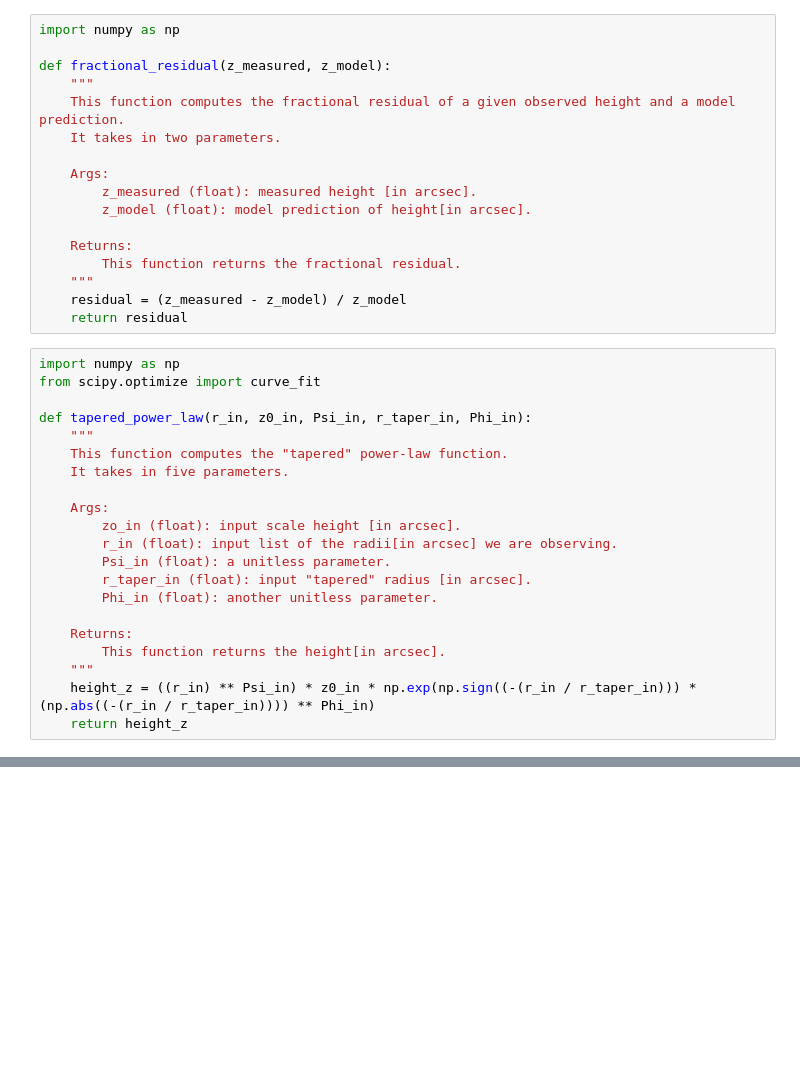
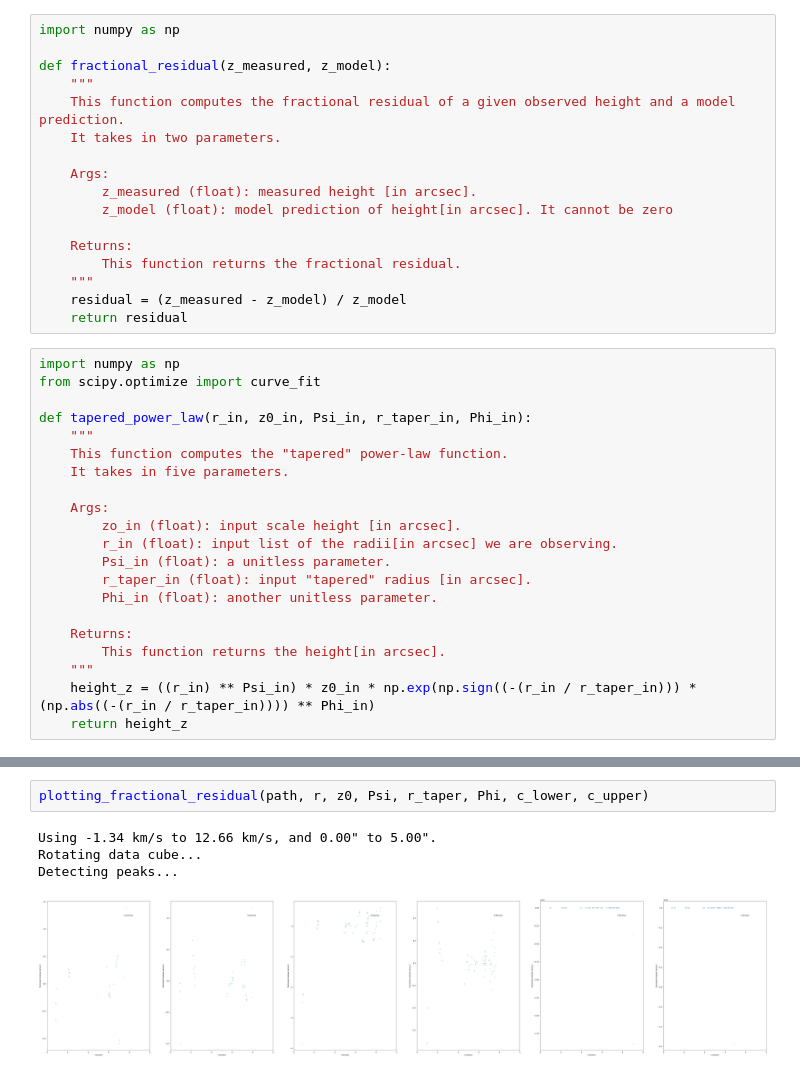
Before and after one commit to feilongm/Notebooks, a Jupyter notebook: notebooks/July 1.ipynb, the cells around one changed output, grey strips where cells are left out. Drawn from its saved outputs; the diff is of its cells as text; blank space fills up the shorter version.

```diff
--- a/notebooks/July 1.ipynb
+++ b/notebooks/July 1.ipynb
@@ -8,7 +12,7 @@ def fractional_residual(z_measured, z_model):
 
     Args:
         z_measured (float): measured height [in arcsec].
-        z_model (float): model prediction of height[in arcsec].
+        z_model (float): model prediction of height[in arcsec]. It cannot be zero
 
     Returns:
         This function returns the fractional residual.
@@ -344,0 +173,7 @@ WARNING: Failed to fit the data. Returning `p0`.
+# %%
+plotting_fractional_residual(path, r, z0, Psi, r_taper, Phi, c_lower, c_upper)
+# %% [output]
+Using -1.34 km/s to 12.66 km/s, and 0.00" to 5.00".
+Rotating data cube...
+Detecting peaks...
+[figure, added]
```
Also changed, not shown: parts of 72 cells of this notebook.
